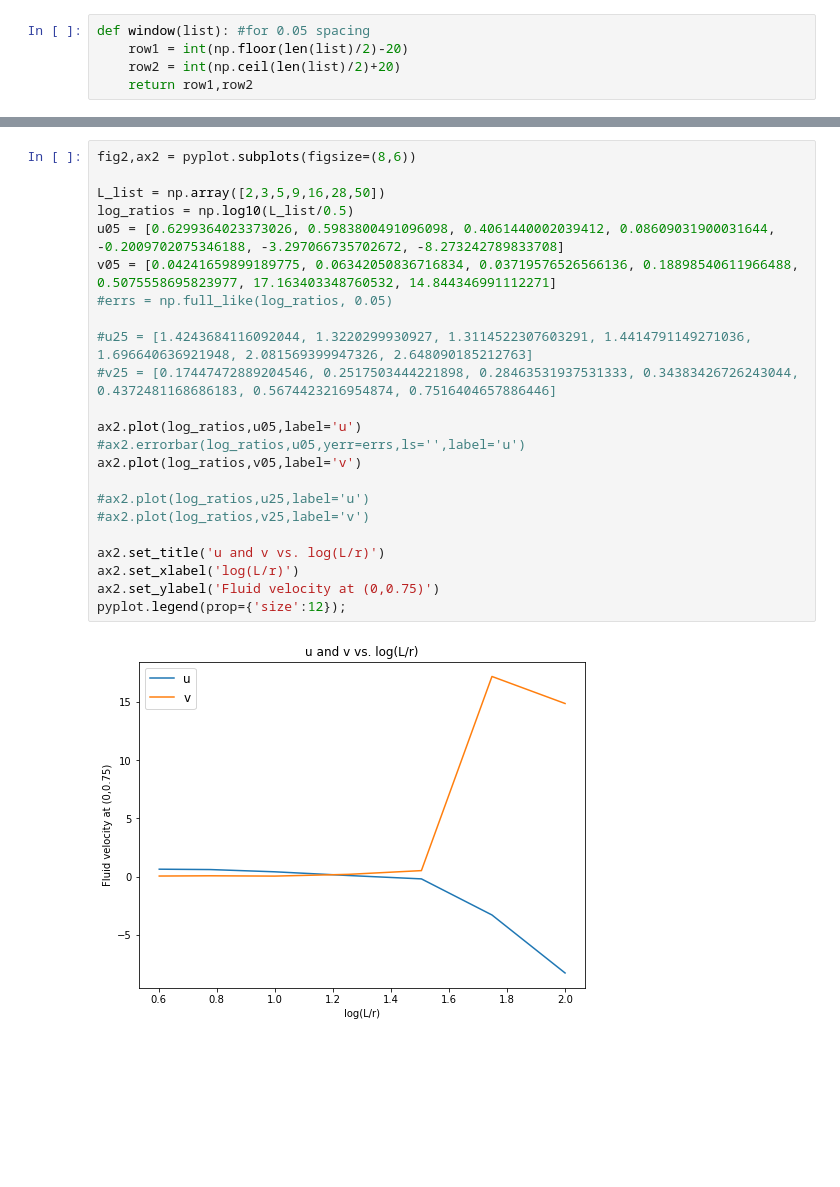
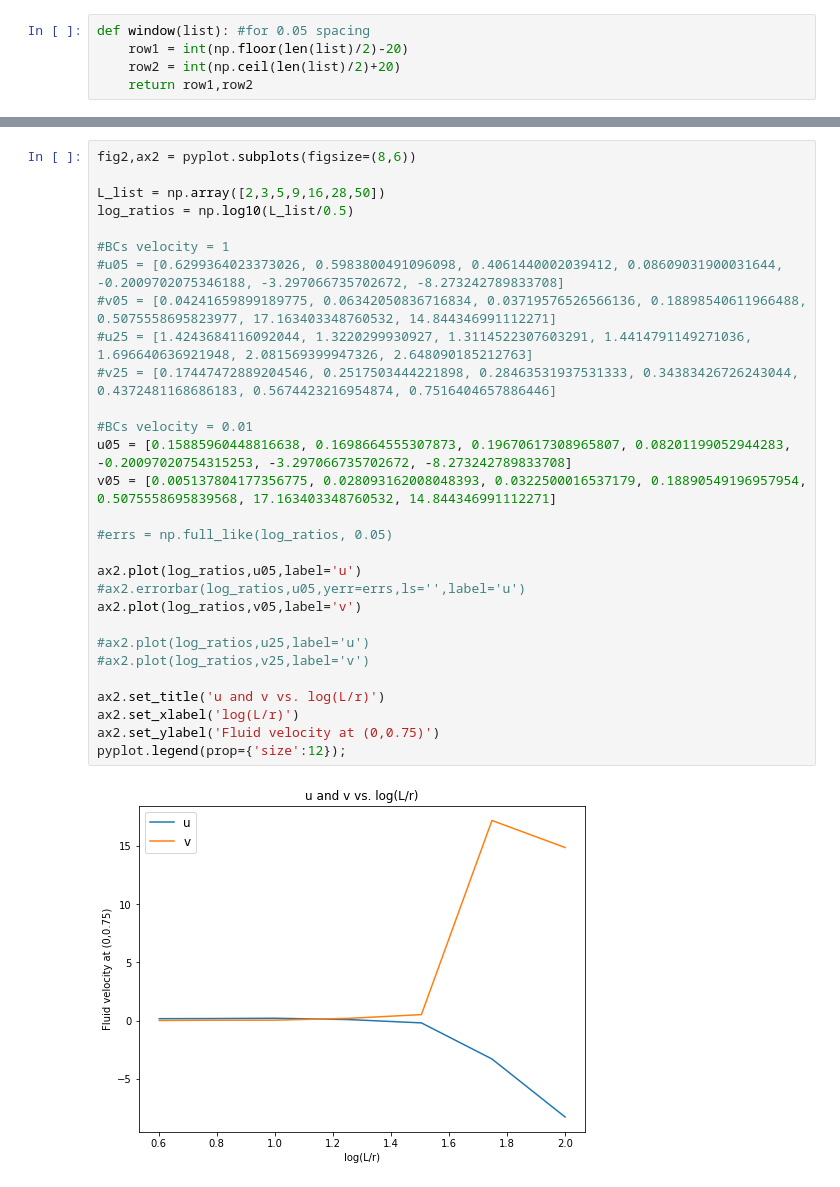
Before and after one commit to liviakong/PHYS-4410, a Jupyter notebook: Skill/Skill Navier-Stokes effects of distant boundaries.ipynb, the cells around one changed output, grey strips where cells are left out. Saved outputs shown, nothing was run; the diff lists cells and outputs as text; blank space fills up the shorter version.

```diff
--- a/Skill/Skill Navier-Stokes effects of distant boundaries.ipynb
+++ b/Skill/Skill Navier-Stokes effects of distant boundaries.ipynb
@@ -269,25 +269,31 @@ pyplot.title('NS distant boundaries: L = '+f'{L}');
 # %%
 fig2,ax2 = pyplot.subplots(figsize=(8,6))
 
 L_list = np.array([2,3,5,9,16,28,50])
 log_ratios = np.log10(L_list/0.5)
-u05 = [0.6299364023373026, 0.5983800491096098, 0.4061440002039412, 0.08609031900031644, -0.2009702075346188, -3.297066735702672, -8.273242789833708]
-v05 = [0.04241659899189775, 0.06342050836716834, 0.03719576526566136, 0.18898540611966488, 0.5075558695823977, 17.163403348760532, 14.844346991112271]
-#errs = np.full_like(log_ratios, 0.05)
 
+#BCs velocity = 1
+#u05 = [0.6299364023373026, 0.5983800491096098, 0.4061440002039412, 0.08609031900031644, -0.2009702075346188, -3.297066735702672, -8.273242789833708]
+#v05 = [0.04241659899189775, 0.06342050836716834, 0.03719576526566136, 0.18898540611966488, 0.5075558695823977, 17.163403348760532, 14.844346991112271]
 #u25 = [1.4243684116092044, 1.3220299930927, 1.3114522307603291, 1.4414791149271036, 1.696640636921948, 2.081569399947326, 2.648090185212763]
 #v25 = [0.17447472889204546, 0.2517503444221898, 0.28463531937531333, 0.34383426726243044, 0.4372481168686183, 0.5674423216954874, 0.7516404657886446]
+
+#BCs velocity = 0.01
+u05 = [0.15885960448816638, 0.1698664555307873, 0.19670617308965807, 0.08201199052944283, -0.20097020754315253, -3.297066735702672, -8.273242789833708]
+v05 = [0.005137804177356775, 0.028093162008048393, 0.0322500016537179, 0.18890549196957954, 0.5075558695839568, 17.163403348760532, 14.844346991112271]
+
+#errs = np.full_like(log_ratios, 0.05)
 
 ax2.plot(log_ratios,u05,label='u')
 #ax2.errorbar(log_ratios,u05,yerr=errs,ls='',label='u')
 ax2.plot(log_ratios,v05,label='v')
 
 #ax2.plot(log_ratios,u25,label='u')
 #ax2.plot(log_ratios,v25,label='v')
 
 ax2.set_title('u and v vs. log(L/r)')
 ax2.set_xlabel('log(L/r)')
 ax2.set_ylabel('Fluid velocity at (0,0.75)')
 pyplot.legend(prop={'size':12});
 # %% [output]
-[figure, old version]
+[figure, new version]
```
Also changed, not shown: parts of 3 cells of this notebook.
